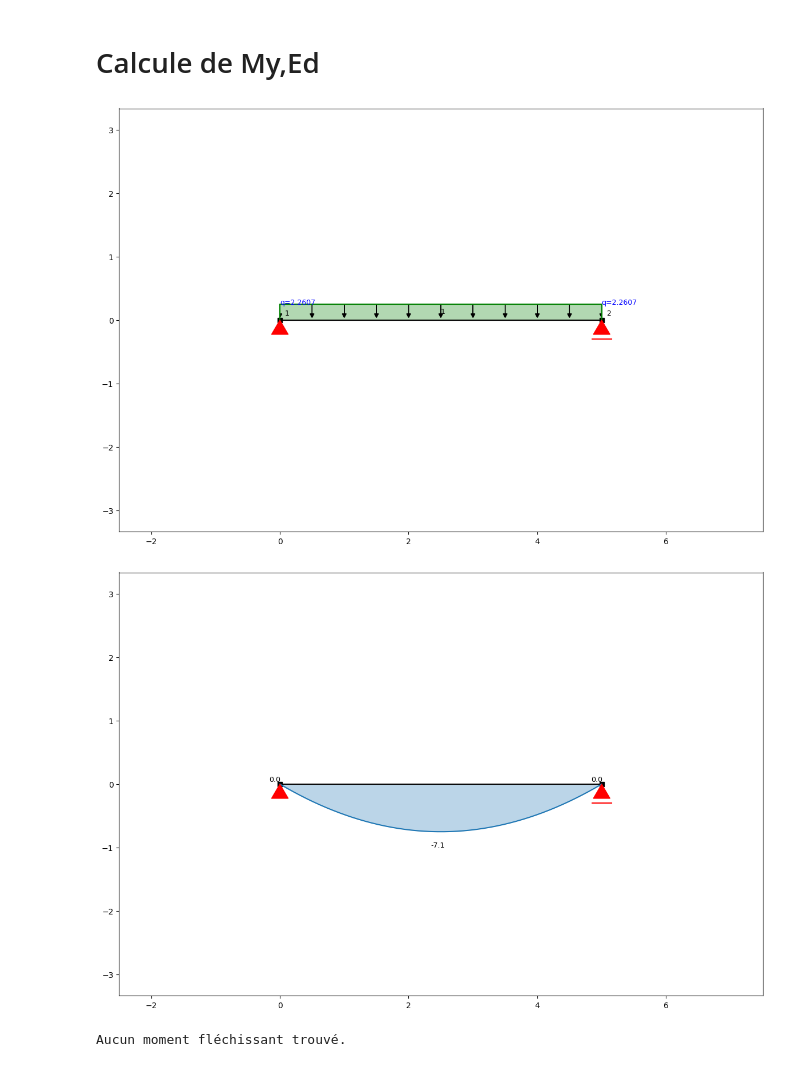
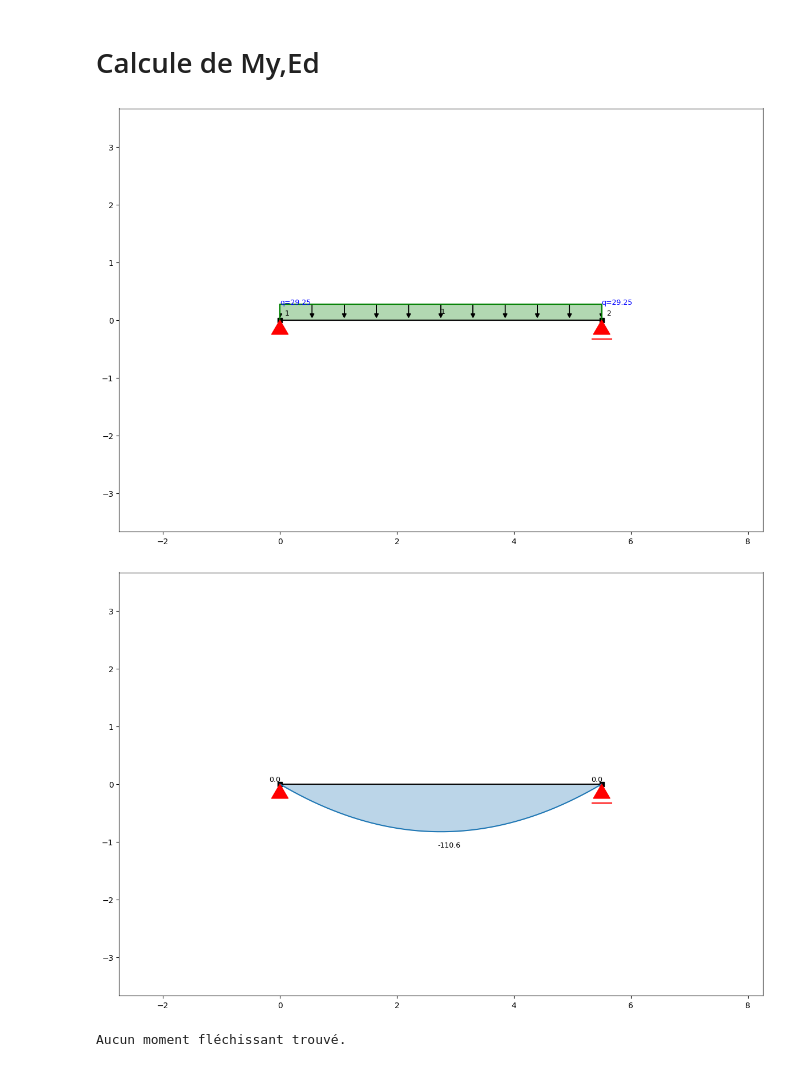
Before and after one commit to Erazq/Bois, a Jupyter notebook: My,Ed.ipynb, the cells around one changed output. Saved outputs shown, nothing was run; the diff lists cells and outputs as text; code cells hidden in the pictures.

```diff
--- a/My,Ed.ipynb
+++ b/My,Ed.ipynb
@@ -16,36 +16,36 @@ def calcul_moment_max(longueur, entraxe, ed):
     ss.add_support_roll(2)  # Appui simple à la fin
 
     # Calcul de la charge linéaire répartie qEd
     qEd = ed * entraxe  # Charge linéaire répartie
 
     # Application de la charge linéaire sur toute la poutre
     ss.q_load(q=-qEd, element_id=[1])
 
     # Calcul et affichage du système
     ss.solve()
     ss.show_structure()
     ss.show_bending_moment()
 
     # Extraction du moment fléchissant maximal
     results = ss.get_element_results()
     moments = [abs(result['M']) for result in results if result['M'] is not None]
 
     if moments:
         moment_max = max(moments)
         print(f"Le moment fléchissant maximal est : {moment_max:.2f} kNm")
         return moment_max
     else:
         print("Aucun moment fléchissant trouvé.")
         return 0
 
 # ======= Entrée des valeurs =======
-longueur_poutre = 5  # Longueur de la poutre en mètres
-entraxe = 0.611  # Entraxe en mètres
-Ed = 3.7  # Charge surfacique de dimensionnement en kN/m²
+longueur_poutre = 5.5  # Longueur de la poutre en mètres
+entraxe = 5  # Entraxe en mètres
+Ed = 5.85  # Charge surfacique de dimensionnement en kN/m²
 # ==================================
 
 moment_max = calcul_moment_max(longueur_poutre, entraxe, Ed)
 # %% [output]
-[figure, old version]
+[figure, new version]
-[figure, old version]
+[figure, new version]
 Aucun moment fléchissant trouvé.
```
Also changed, not shown: 2 other files.
